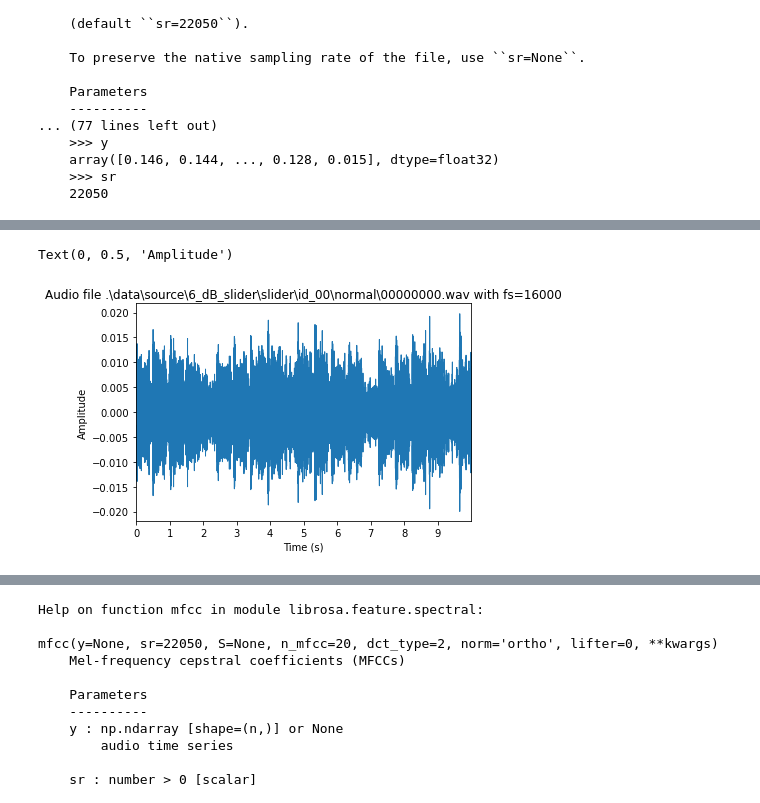
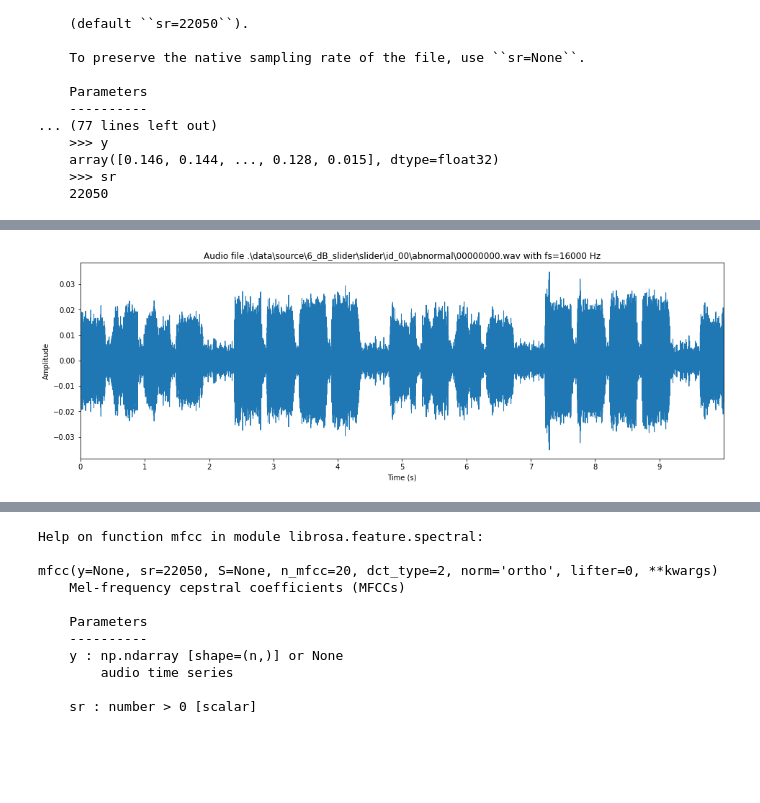
Before and after one commit to eceboran/AudioMalfunctionDetection, a Jupyter notebook: data_exploration_single_file.ipynb, the cells around one changed output, grey strips where cells are left out. Saved outputs shown, nothing was run; the diff lists cells and outputs as text; code cells hidden in the pictures; blank space fills up the shorter version.

Commit message:
data exploration single file

```diff
--- a/data_exploration_single_file.ipynb
+++ b/data_exploration_single_file.ipynb
@@ -23,9 +8,8 @@ import matplotlib.pyplot as plt
 # %%
 # File path
-file_dir = '.\\data\\source\\6_dB_slider\\slider\\id_00\\normal\\'
+file_dir = '.\\data\\source\\6_dB_slider\\slider\\id_00\\abnormal\\'
 file_name = '00000000.wav'
 file_path = os.path.join(file_dir, file_name)
-# print(os.listdir(file_dir))
 # %%
 help(librosa.load)
 # %% [output]
@@ -52,11 +59,12 @@ signal, fs = librosa.load(file_path, sr=None)
 # %%
 # Plot the signal
+plt.figure(figsize=(16,5))
+plt.subplot(111)
 librosa.display.waveplot(signal, sr=fs)
-plt.title(f"Audio file {file_path} with fs={fs}")
+plt.title(f"Audio file {file_path} with fs={fs} Hz")
 plt.xlabel("Time (s)")
 plt.ylabel("Amplitude")
 plt.show()
 # %% [output]
-Text(0, 0.5, 'Amplitude')
-[figure, old version]
+[figure, new version]
 # %%
```
Also changed, not shown: parts of 11 cells of this notebook, 2 other files.
